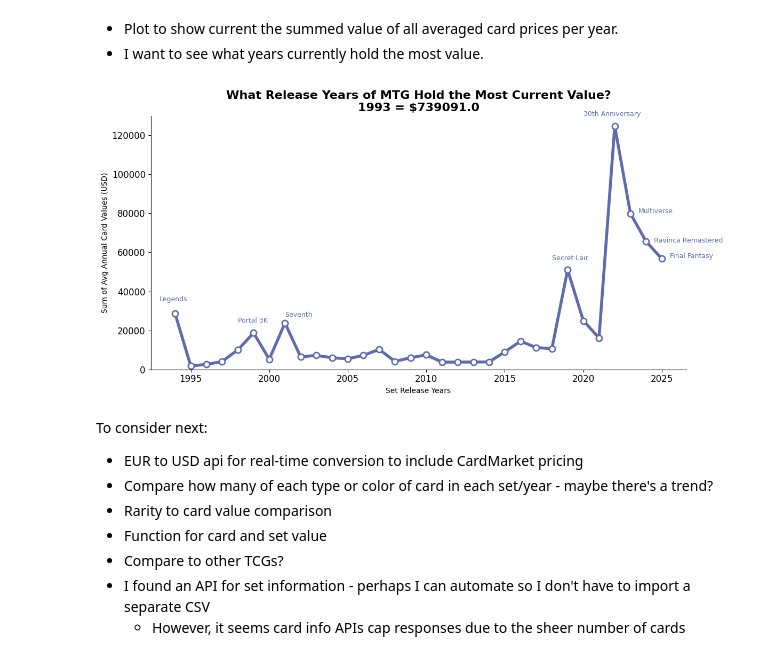
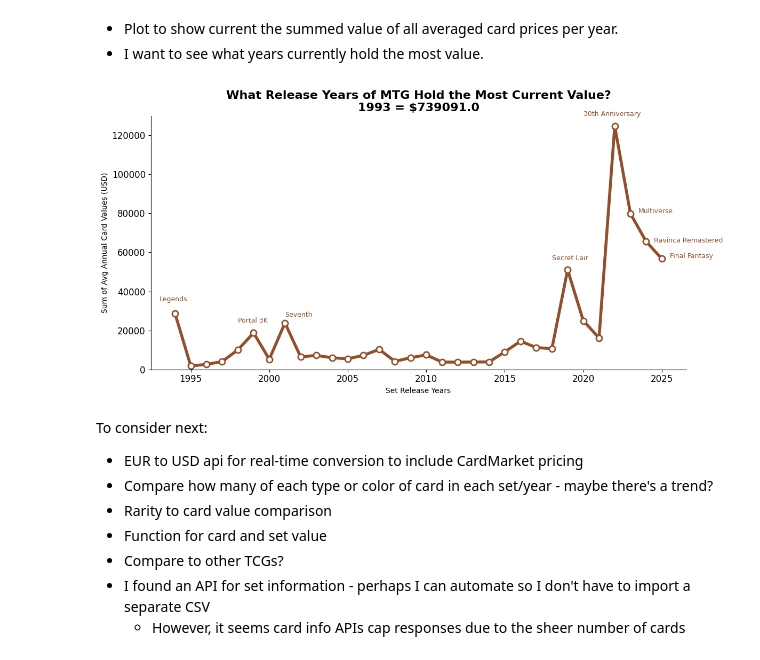
Before and after one commit to CurtisSchneider1/ccgPriceAnalysis, a Jupyter notebook: notebooks/analysisMagic.ipynb, the cells around one changed output. Saved outputs shown, nothing was run; the diff lists cells and outputs as text; code cells hidden in the pictures.

```diff
--- a/notebooks/analysisMagic.ipynb
+++ b/notebooks/analysisMagic.ipynb
@@ -640,7 +640,7 @@ df3_no1993 = df3[df3['releaseYear'] != 1993]             # 1993 really skews the
 sum_per_year_no1993 = df3_no1993.groupby("releaseYear")["avgPrice"].sum().reset_index()
 
 
-plt.plot(sum_per_year_no1993["releaseYear"], sum_per_year_no1993["avgPrice"], color="#5F6BAF", linewidth=4, marker="o", markersize = 8, markerfacecolor = "#FFFFFF", markeredgewidth = 2)
+plt.plot(sum_per_year_no1993["releaseYear"], sum_per_year_no1993["avgPrice"], color="#914F2C", linewidth=4, marker="o", markersize = 8, markerfacecolor = "#FFFFFF", markeredgewidth = 2)
 plt.ylim(0, 130000)
 plt.xlabel("Set Release Years")
 plt.ylabel("Sum of Avg Annual Card Values (USD)")
@@ -658,12 +658,13 @@ ax.spines["right"].set_visible(False)
 #     color = "#063b0a",
 #     linewidth = 0.5,
 #     alpha = 0.7)
+##5F6BAF
 
 ax.text(
     1994-1,
     35000,
     "Legends",
-    color = "#5F6BAF",
+    color = "#914F2C",
     fontsize = 9
 )
 
@@ -671,7 +672,7 @@ ax.text(
     1999-1,
     24000,
     "Portal 3K",
-    color = "#5F6BAF",
+    color = "#914F2C",
     fontsize = 9
 )
 
@@ -679,7 +680,7 @@ ax.text(
     2001,
     27000,
     "Seventh",
-    color = "#5F6BAF",
+    color = "#914F2C",
     fontsize = 9
 )
 
@@ -687,7 +688,7 @@ ax.text(
     2019-1,
     56000,
     "Secret Lair",
-    color = "#5F6BAF",
+    color = "#914F2C",
     fontsize = 9
 )
 
@@ -695,41 +696,41 @@ ax.text(
     2022-2,
     130000,
     "30th Anniversary",
-    color = "#5F6BAF",
+    color = "#914F2C",
     fontsize = 9
 )
 
 ax.text(
     2023+.5,
     80000,
     "Multiverse",
-    color = "#5F6BAF",
+    color = "#914F2C",
     fontsize = 9
 )
 
 ax.text(
     2024+.5,
     65000,
     "Ravinca Remastered",
-    color = "#5F6BAF",
+    color = "#914F2C",
     fontsize = 9
 )
 
 ax.text(
     2025+.5,
     57000,
     "Final Fantasy",
-    color = "#5F6BAF",
+    color = "#914F2C",
     fontsize = 9
 )
 
 plt.xticks(fontsize=12)
 plt.yticks(fontsize=12)
 
 plt.tight_layout()
 plt.show()
 # %% [output]
-[figure, old version]
+[figure, new version]
 # %% [markdown]
 To consider next:
 * EUR to USD api for real-time conversion to include CardMarket pricing
```
Also changed, not shown: parts of 1 cell of this notebook, 1 other file.
